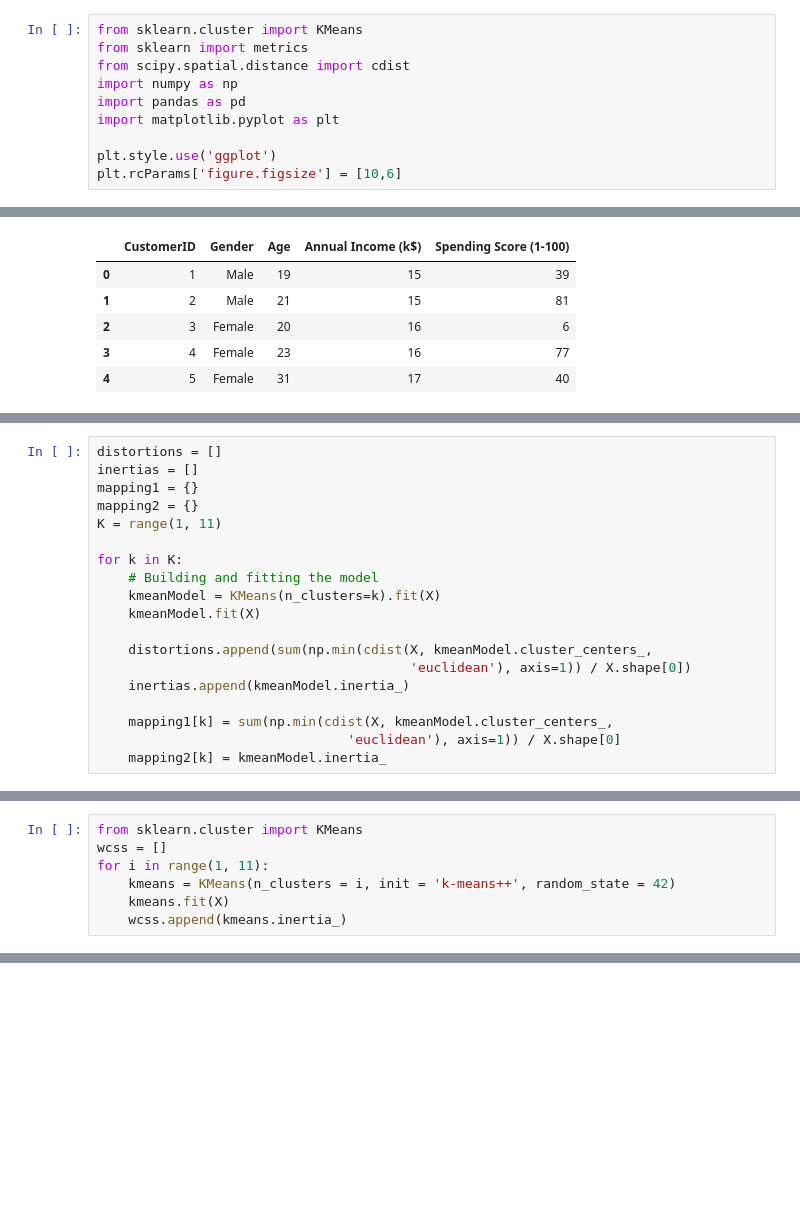
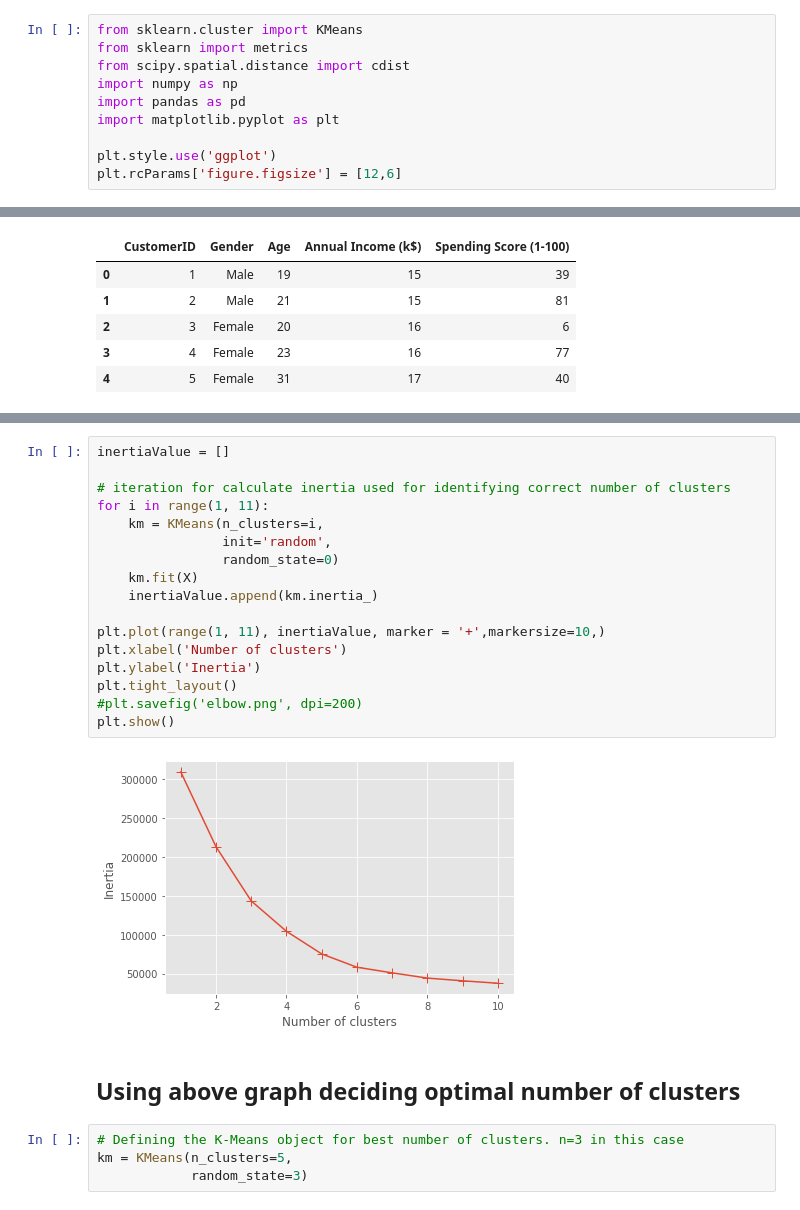
Before and after one commit to amandeepsingh1111/Clustering, a Jupyter notebook: KMeans.ipynb, the cells around one changed output, grey strips where cells are left out. Drawn from its saved outputs; the diff is of its cells as text; blank space fills up the shorter version.

```diff
--- a/KMeans.ipynb
+++ b/KMeans.ipynb
@@ -7,7 +7,7 @@ import pandas as pd
 import matplotlib.pyplot as plt
 
 plt.style.use('ggplot')
-plt.rcParams['figure.figsize'] = [10,6]
+plt.rcParams['figure.figsize'] = [12,6]
 # %%
 dataset = pd.read_csv('https://raw.githubusercontent.com/amandeepsingh1111/Clustering/master/Data/Mall_Customers.csv')
 # %%
@@ -43,19 +35,0 @@ plt.show()
-# %%
-distortions = []
-inertias = []
-mapping1 = {}
-mapping2 = {}
-K = range(1, 11)
-
-for k in K:
-	# Building and fitting the model
-	kmeanModel = KMeans(n_clusters=k).fit(X)
-	kmeanModel.fit(X)
-
-	distortions.append(sum(np.min(cdist(X, kmeanModel.cluster_centers_,
-										'euclidean'), axis=1)) / X.shape[0])
-	inertias.append(kmeanModel.inertia_)
-
-	mapping1[k] = sum(np.min(cdist(X, kmeanModel.cluster_centers_,
-								'euclidean'), axis=1)) / X.shape[0]
-	mapping2[k] = kmeanModel.inertia_
@@ -112,7 +35,0 @@ plt.show()
-# %%
-from sklearn.cluster import KMeans
-wcss = []
-for i in range(1, 11):
-    kmeans = KMeans(n_clusters = i, init = 'k-means++', random_state = 42)
-    kmeans.fit(X)
-    wcss.append(kmeans.inertia_)
@@ -149,0 +36,25 @@ plt.hist(X[:,0]);
+# %%
+inertiaValue = []
+
+# iteration for calculate inertia used for identifying correct number of clusters
+for i in range(1, 11):
+    km = KMeans(n_clusters=i,
+                init='random',
+                random_state=0)
+    km.fit(X)
+    inertiaValue.append(km.inertia_)
+
+plt.plot(range(1, 11), inertiaValue, marker = '+',markersize=10,)
+plt.xlabel('Number of clusters')
+plt.ylabel('Inertia')
+plt.tight_layout()
+#plt.savefig('elbow.png', dpi=200)
+plt.show()
+# %% [output]
+[figure, added]
+# %% [markdown]
+## Using above graph deciding optimal number of clusters
+# %%
+# Defining the K-Means object for best number of clusters. n=3 in this case
+km = KMeans(n_clusters=5,
+            random_state=3)
```
Also changed, not shown: parts of 21 cells of this notebook.
